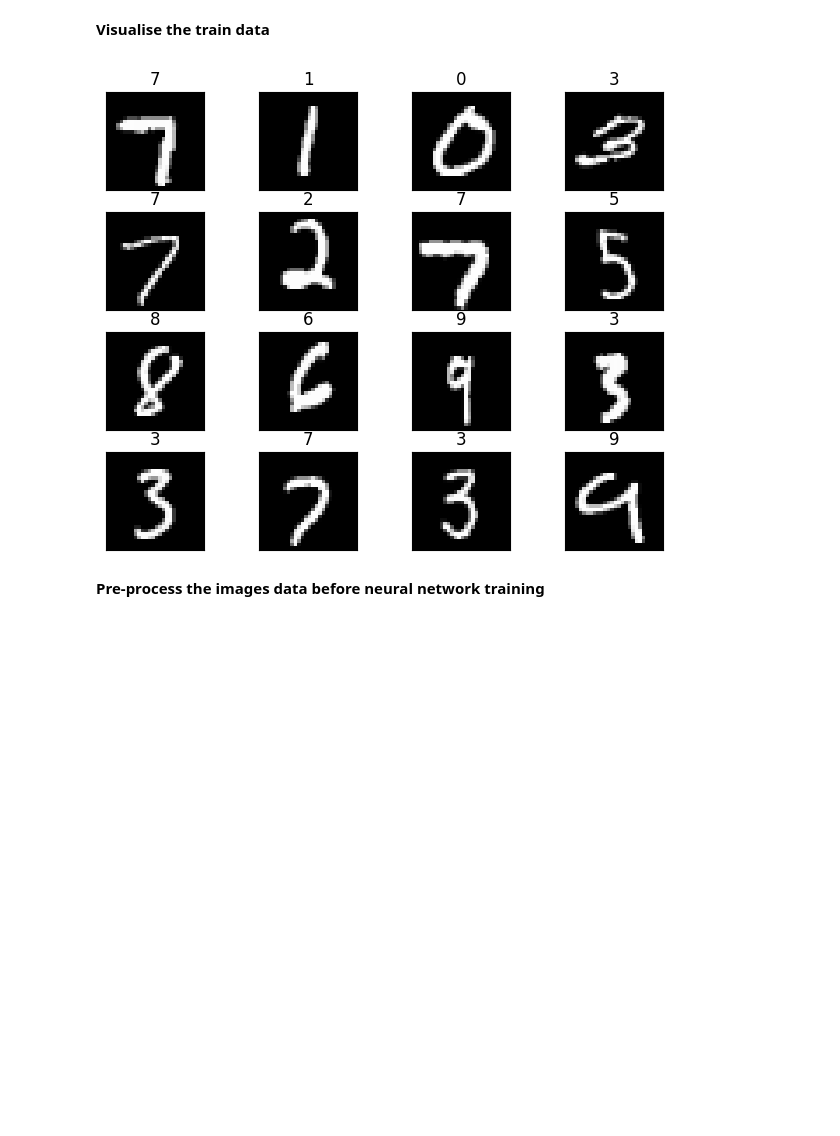
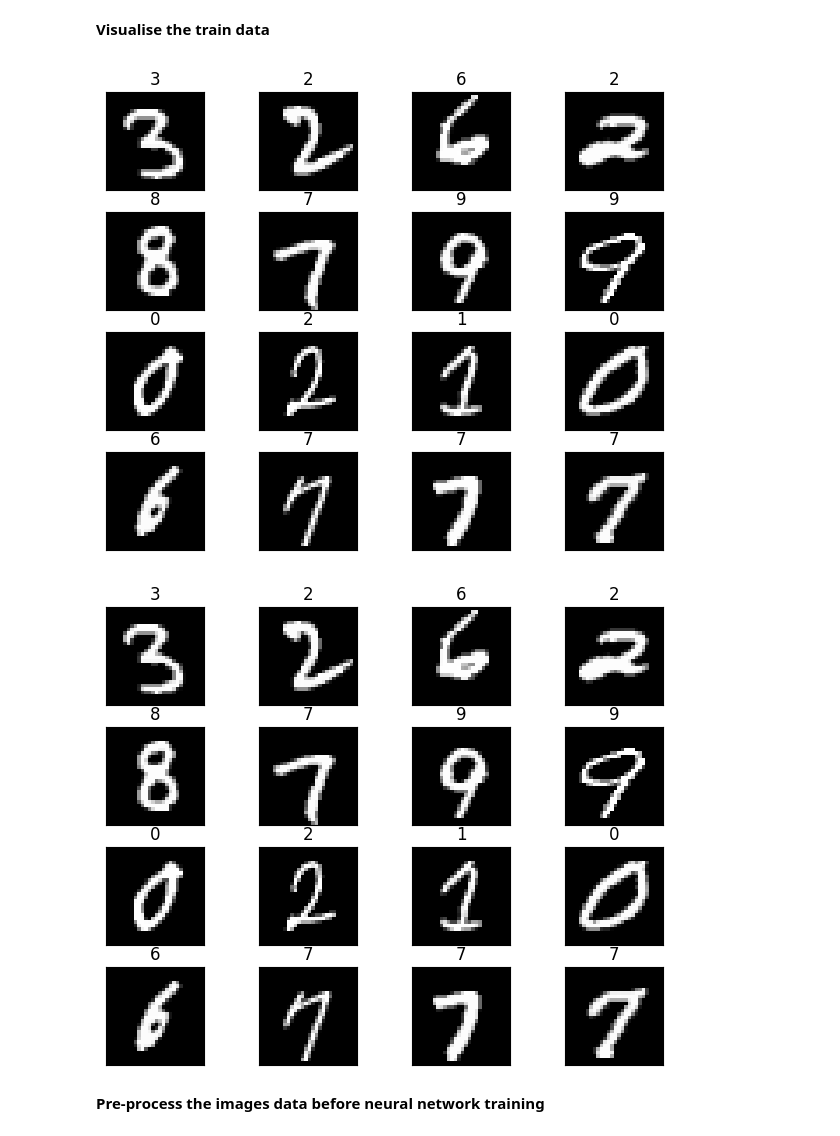
Before and after one commit to adamjasinski/numpy_simple_nn_poc, a Jupyter notebook: poc.ipynb, the cells around one changed output. Saved outputs shown, nothing was run; the diff lists cells and outputs as text; code cells hidden in the pictures; blank space fills up the shorter version.

Commit message:
Data loader tweaks

```diff
--- a/poc.ipynb
+++ b/poc.ipynb
@@ -4,23 +1,17 @@ import matplotlib.pyplot as plt
 # %% [markdown]
 **Load the MNIST train and test data**
 # %%
-from src.data import data_loader
-X_train, y_train, X_test, y_test = data_loader()
+from src.data import DataHelper
+X_train, y_train, X_test, y_test = DataHelper.load_and_split_data()
 print(f"X_train: {X_train.shape}; y_train: {y_train.shape}; X_test: {X_test.shape}; y_test: {y_test.shape}")
 # %% [output]
 X_train: (60000, 28, 28); y_train: (60000,); X_test: (10000, 28, 28); y_test: (10000,)
 # %% [markdown]
 **Visualise the train data**
-# %%
-fig, axs = plt.subplots(4,4)
-for ax in axs.flatten():
-    idx = np.random.randint(0, len(X_train))
-    ax.imshow(X_train[idx], cmap='gray')
-    ax.set_title(y_train[idx])
-    ax.set_xticks([])
-    ax.set_yticks([])
-plt.tight_layout(pad=0)
-# %% [output]
-[figure, removed]
+# %%
+DataHelper.visualise(X_train, y_train)
+# %% [output]
+[figure, added]
+[figure, added]
 # %% [markdown]
 **Pre-process the images data before neural network training**
```
Also changed, not shown: parts of 4 cells of this notebook, 2 other files.
